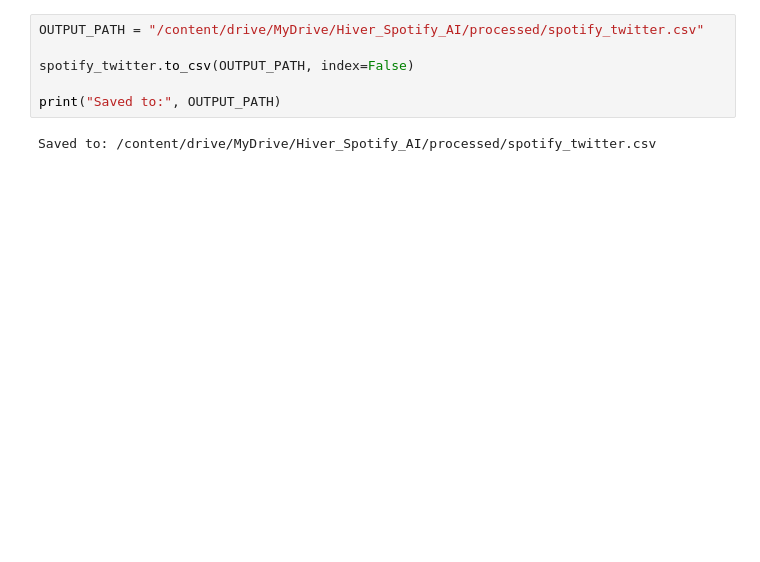
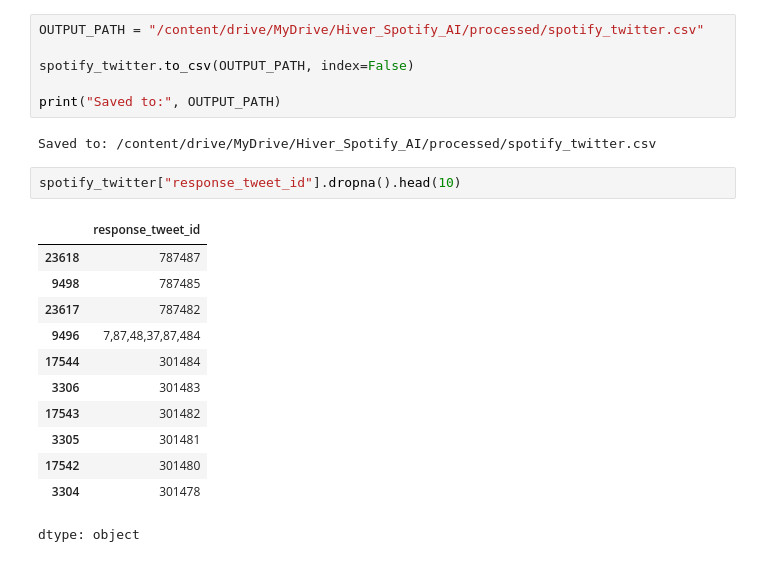
Before and after one commit to Rukshana-S/hiver-spotify-ai-support-agent, a Jupyter notebook: 01_spotify_data_preprocessing.ipynb, the cells around one changed output. Drawn from its saved outputs; the diff is of its cells as text; blank space fills up the shorter version.

```diff
--- a/01_spotify_data_preprocessing.ipynb
+++ b/01_spotify_data_preprocessing.ipynb
@@ -206,3 +206,18 @@ spotify_twitter.to_csv(OUTPUT_PATH, index=False)
 print("Saved to:", OUTPUT_PATH)
 # %% [output]
 Saved to: /content/drive/MyDrive/Hiver_Spotify_AI/processed/spotify_twitter.csv
+# %%
+spotify_twitter["response_tweet_id"].dropna().head(10)
+# %% [output]
+|  | response_tweet_id |
+| 23618 | 787487 |
+| 9498 | 787485 |
+| 23617 | 787482 |
+| 9496 | 7,87,48,37,87,484 |
+| 17544 | 301484 |
+| 3306 | 301483 |
+| 17543 | 301482 |
+| 3305 | 301481 |
+| 17542 | 301480 |
+| 3304 | 301478 |
+dtype: object
```
Also changed, not shown: parts of 7 cells of this notebook.
